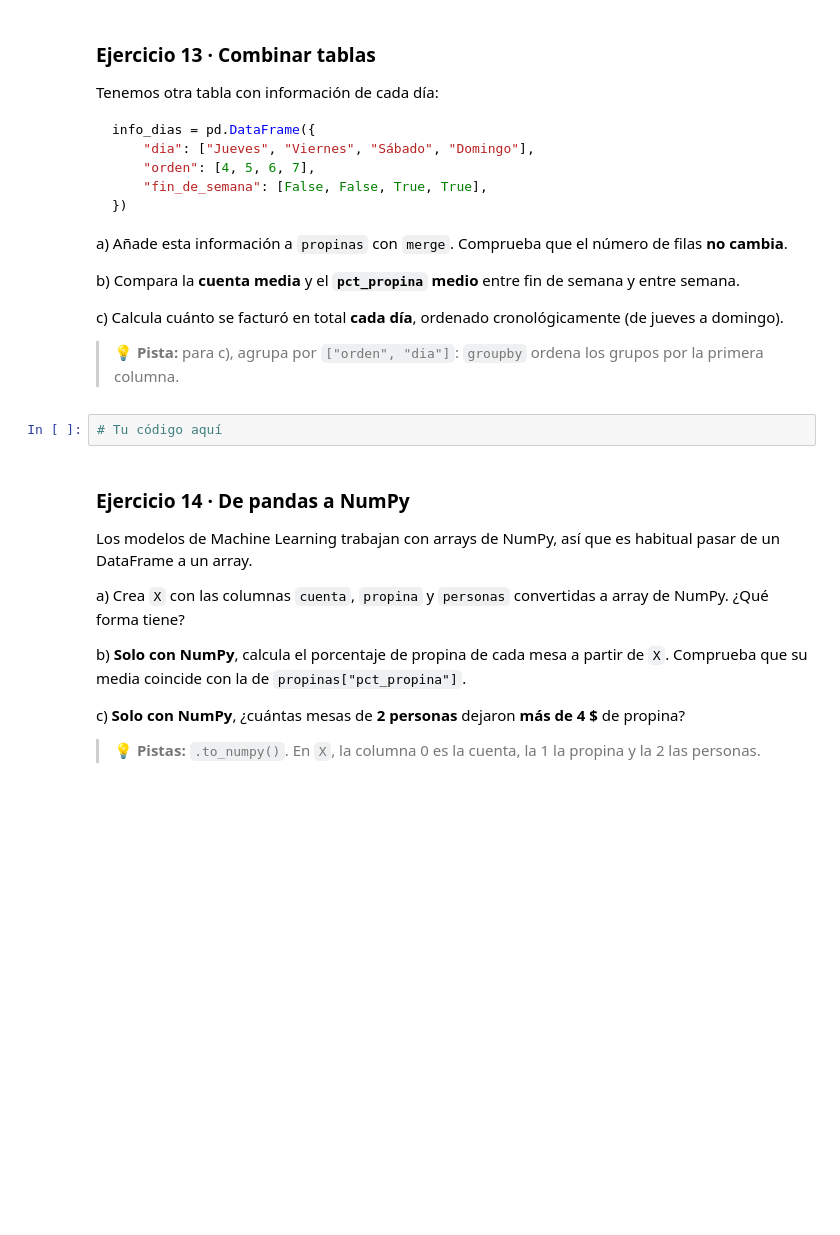
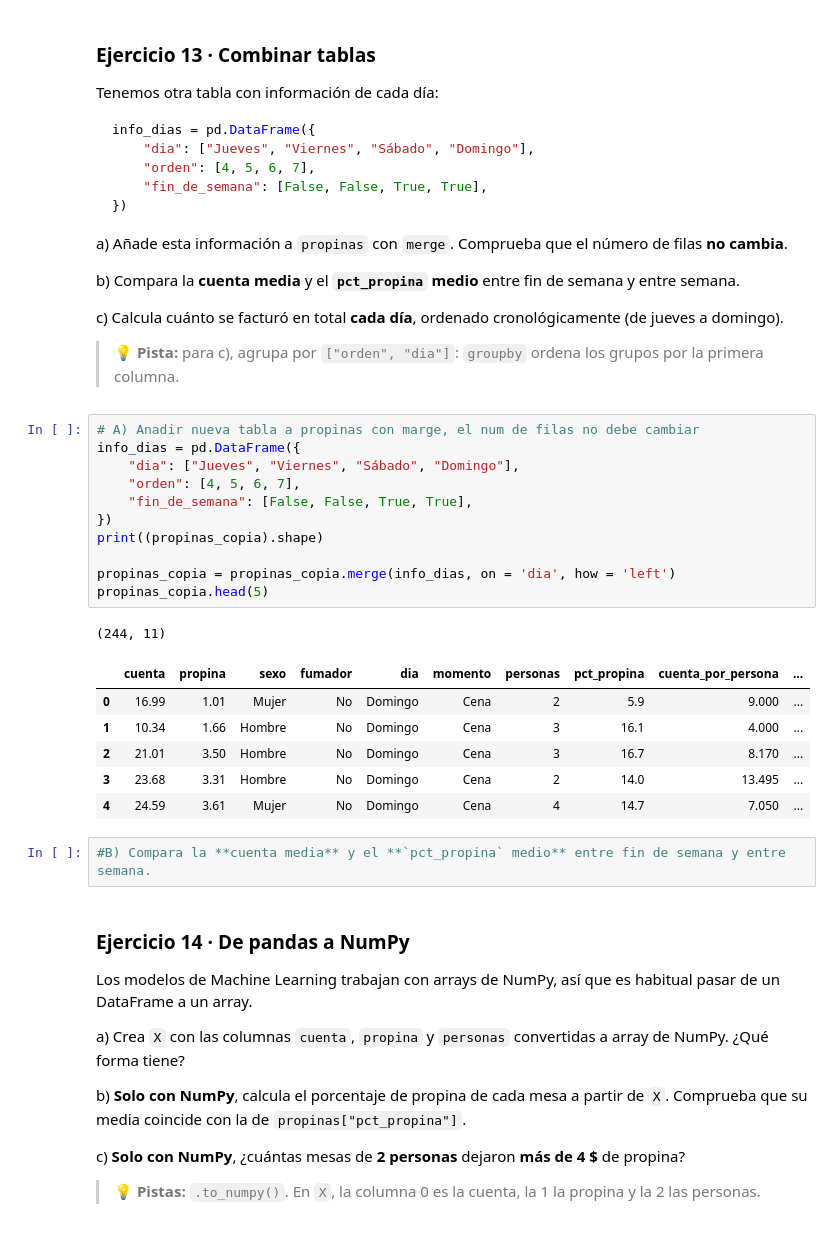
Before and after one commit to Tenientez/SamsungCurso, a Jupyter notebook: Mi espacio/Ejercicios/01_actividad_numpy_pandas.ipynb, the cells around one changed output. Cells and saved outputs as stored; diff of their text form; blank space fills up the shorter version.

```diff
--- a/Mi espacio/Ejercicios/01_actividad_numpy_pandas.ipynb
+++ b/Mi espacio/Ejercicios/01_actividad_numpy_pandas.ipynb
@@ -811,7 +825,26 @@ c) Calcula cuánto se facturó en total **cada día**, ordenado cronológicament
 
 > 💡 **Pista:** para c), agrupa por `["orden", "dia"]`: `groupby` ordena los grupos por la primera columna.
 # %%
-# Tu código aquí
+# A) Anadir nueva tabla a propinas con marge, el num de filas no debe cambiar
+info_dias = pd.DataFrame({
+    "dia": ["Jueves", "Viernes", "Sábado", "Domingo"],
+    "orden": [4, 5, 6, 7],
+    "fin_de_semana": [False, False, True, True],
+})
+print((propinas_copia).shape)
+
+propinas_copia = propinas_copia.merge(info_dias, on = 'dia', how = 'left')
+propinas_copia.head(5)
+# %% [output]
+(244, 11)
+|  | cuenta | propina | sexo | fumador | dia | momento | personas | pct_propina | cuenta_por_persona | ... |
+| 0 | 16.99 | 1.01 | Mujer | No | Domingo | Cena | 2 | 5.9 | 9.000 | ... |
+| 1 | 10.34 | 1.66 | Hombre | No | Domingo | Cena | 3 | 16.1 | 4.000 | ... |
+| 2 | 21.01 | 3.50 | Hombre | No | Domingo | Cena | 3 | 16.7 | 8.170 | ... |
+| 3 | 23.68 | 3.31 | Hombre | No | Domingo | Cena | 2 | 14.0 | 13.495 | ... |
+| 4 | 24.59 | 3.61 | Mujer | No | Domingo | Cena | 4 | 14.7 | 7.050 | ... |
+# %%
+#B) Compara la **cuenta media** y el **`pct_propina` medio** entre fin de semana y entre semana.
 # %% [markdown]
 ### Ejercicio 14 · De pandas a NumPy
 
```
Also changed, not shown: parts of 3 cells of this notebook.
